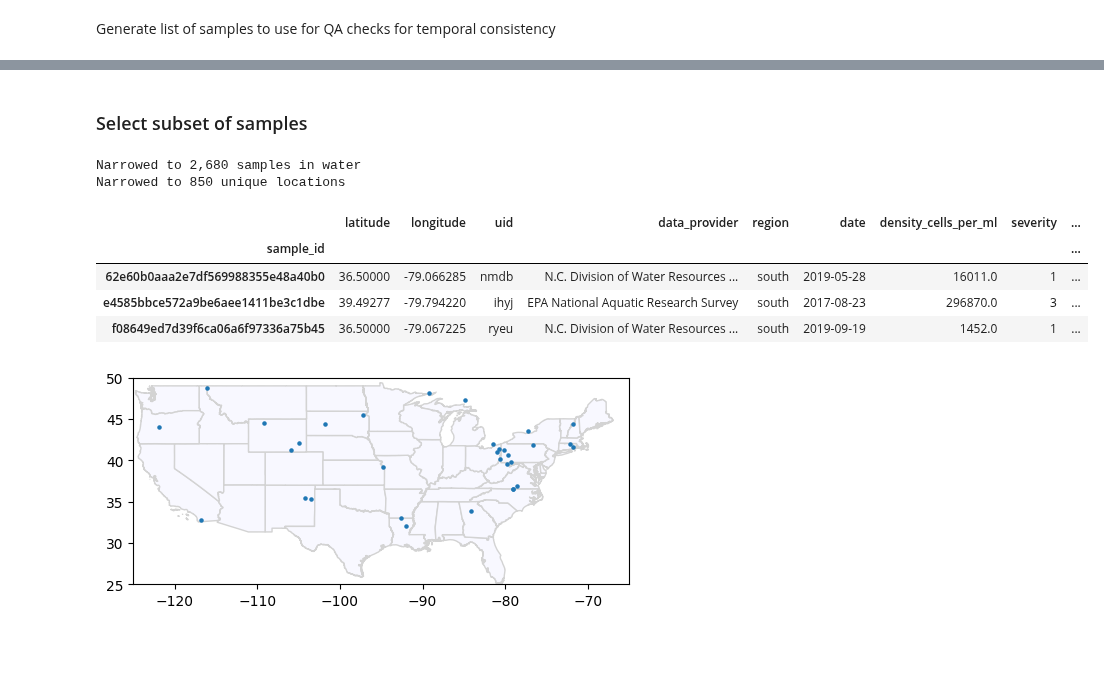
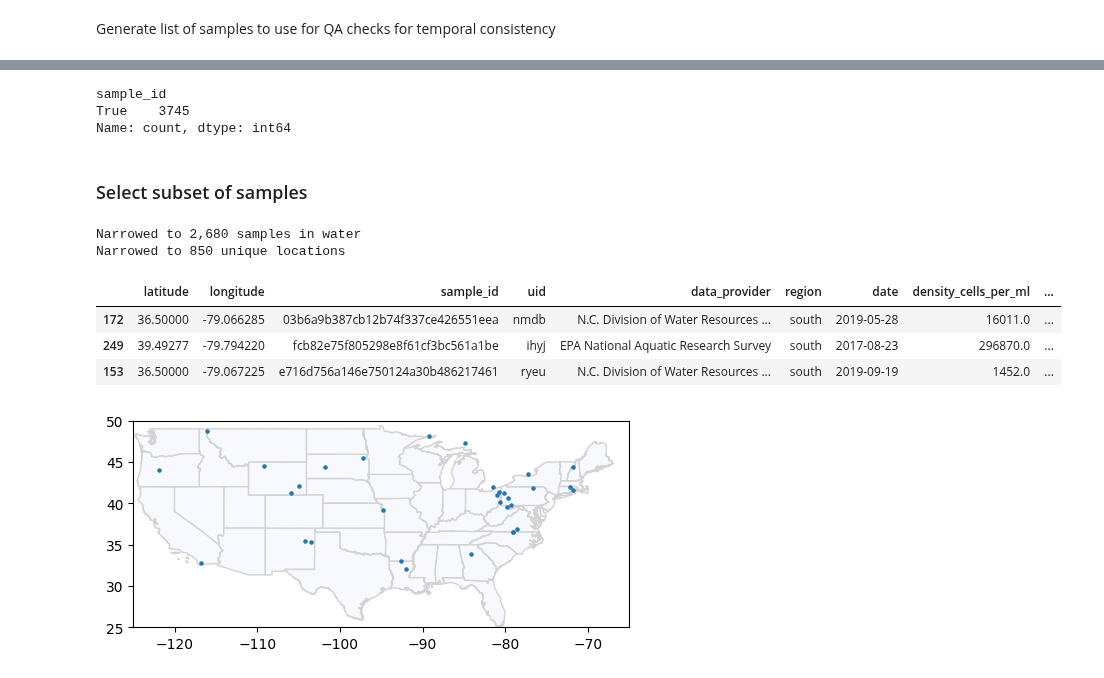
Before and after one commit to drivendataorg/cyfi, a Jupyter notebook: notebooks/1.0-klw-qa-check-samples.ipynb, the cells around one changed output, grey strips where cells are left out. Cells and saved outputs as stored; diff of their text form; code cells hidden in the pictures; blank space fills up the shorter version.

Commit message:
fix unique identifiers

```diff
--- a/notebooks/1.0-klw-qa-check-samples.ipynb
+++ b/notebooks/1.0-klw-qa-check-samples.ipynb
@@ -22,6 +22,7 @@ df = pd.read_csv(
         "s3://drivendata-competition-nasa-cyanobacteria/experiments/splits/competition/test.csv"
     )
 )
+df = add_unique_identifier(df)
 df["date"] = pd.to_datetime(df.date)
 df.head(3)
 # %% [output]
@@ -32,33 +34,39 @@ df.head(3)
+# %%
+# Make sure our sample ids match up with existing imagery
+satmeta = pd.read_csv("../experiments/cache/satellite_metadata_test.csv")
+satmeta.sample_id.drop_duplicates().isin(df.index).value_counts()
+# %% [output]
+sample_id
+True    3745
+Name: count, dtype: int64
 # %% [markdown]
 ### Select subset of samples
 # %%
 # subset to points in water bodies
-subset = df[df.distance_to_water_m == 0]
+subset = df[df.distance_to_water_m == 0].reset_index(drop=False)
 print(f"Narrowed to {subset.shape[0]:,} samples in water")
 
 # only have max 1 example at each location
 subset = subset.sample(frac=1, random_state=3)
 subset = subset.groupby(["latitude", "longitude"], as_index=False).first()
 print(f"Narrowed to {subset.shape[0]:,} unique locations")
 
 # take some from each region
 subset = pd.concat(
     [
         subset[subset.region == region].sample(n=8, random_state=2)
         for region in subset.region.unique()
     ]
 )
-subset = add_unique_identifier(subset)
 
 subset.head(3)
 # %% [output]
 Narrowed to 2,680 samples in water
 Narrowed to 850 unique locations
-|  | latitude | longitude | uid | data_provider | region | date | density_cells_per_ml | severity | ... |
-| sample_id |  |  |  |  |  |  |  |  | ... |
-| 62e60b0aaa2e7df569988355e48a40b0 | 36.50000 | -79.066285 | nmdb | N.C. Division of Water Resources ... | south | 2019-05-28 | 16011.0 | 1 | ... |
-| e4585bbce572a9be6aee1411be3c1dbe | 39.49277 | -79.794220 | ihyj | EPA National Aquatic Research Survey | south | 2017-08-23 | 296870.0 | 3 | ... |
-| f08649ed7d39f6ca06a6f97336a75b45 | 36.50000 | -79.067225 | ryeu | N.C. Division of Water Resources ... | south | 2019-09-19 | 1452.0 | 1 | ... |
+|  | latitude | longitude | sample_id | uid | data_provider | region | date | density_cells_per_ml | ... |
+| 172 | 36.50000 | -79.066285 | 03b6a9b387cb12b74f337ce426551eea | nmdb | N.C. Division of Water Resources ... | south | 2019-05-28 | 16011.0 | ... |
+| 249 | 39.49277 | -79.794220 | fcb82e75f805298e8f61cf3bc561a1be | ihyj | EPA National Aquatic Research Survey | south | 2017-08-23 | 296870.0 | ... |
+| 153 | 36.50000 | -79.067225 | e716d756a146e750124a30b486217461 | ryeu | N.C. Division of Water Resources ... | south | 2019-09-19 | 1452.0 | ... |
 # %%
 # see on a map where these samples are
 _, ax = plt.subplots()
```
Also changed, not shown: parts of 4 cells of this notebook, 3 other files.
